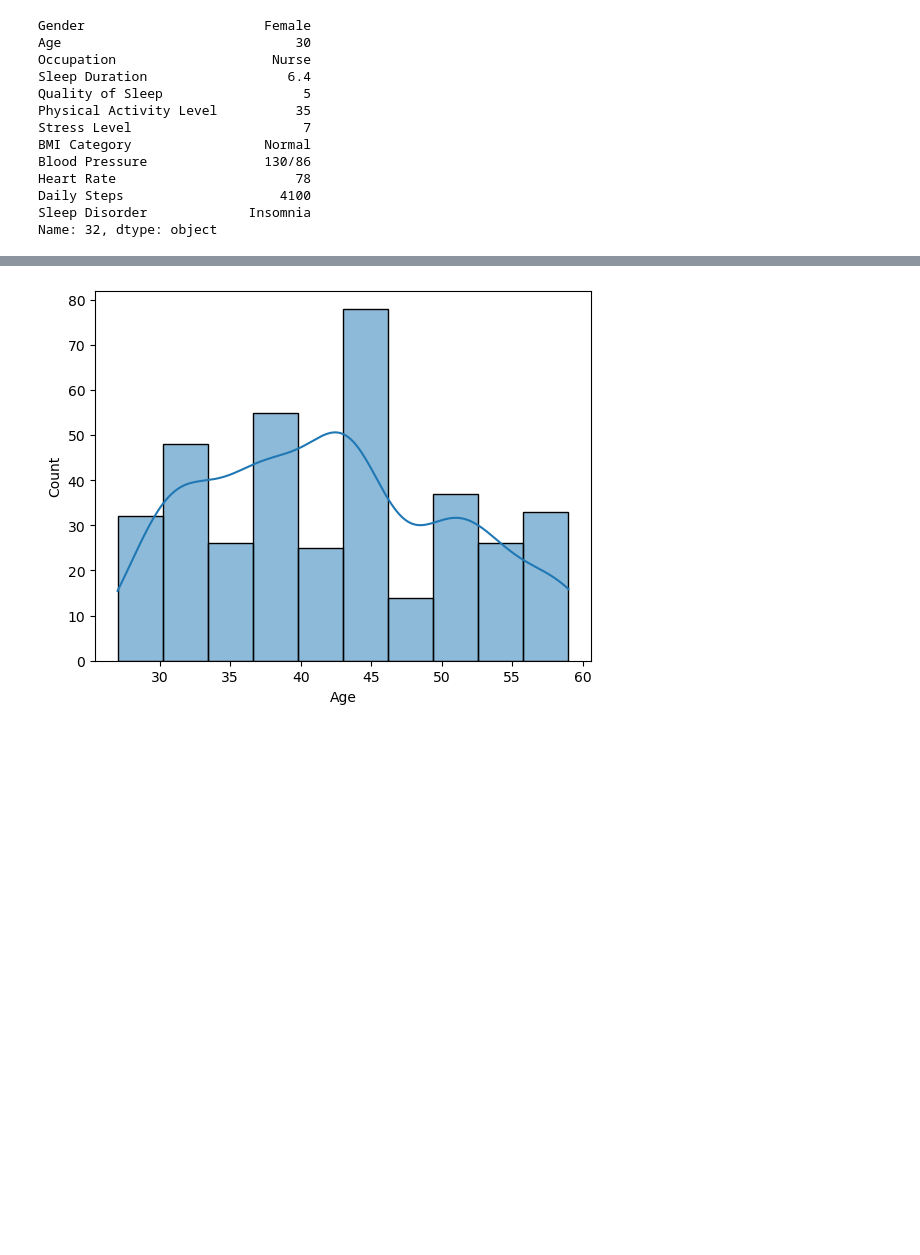
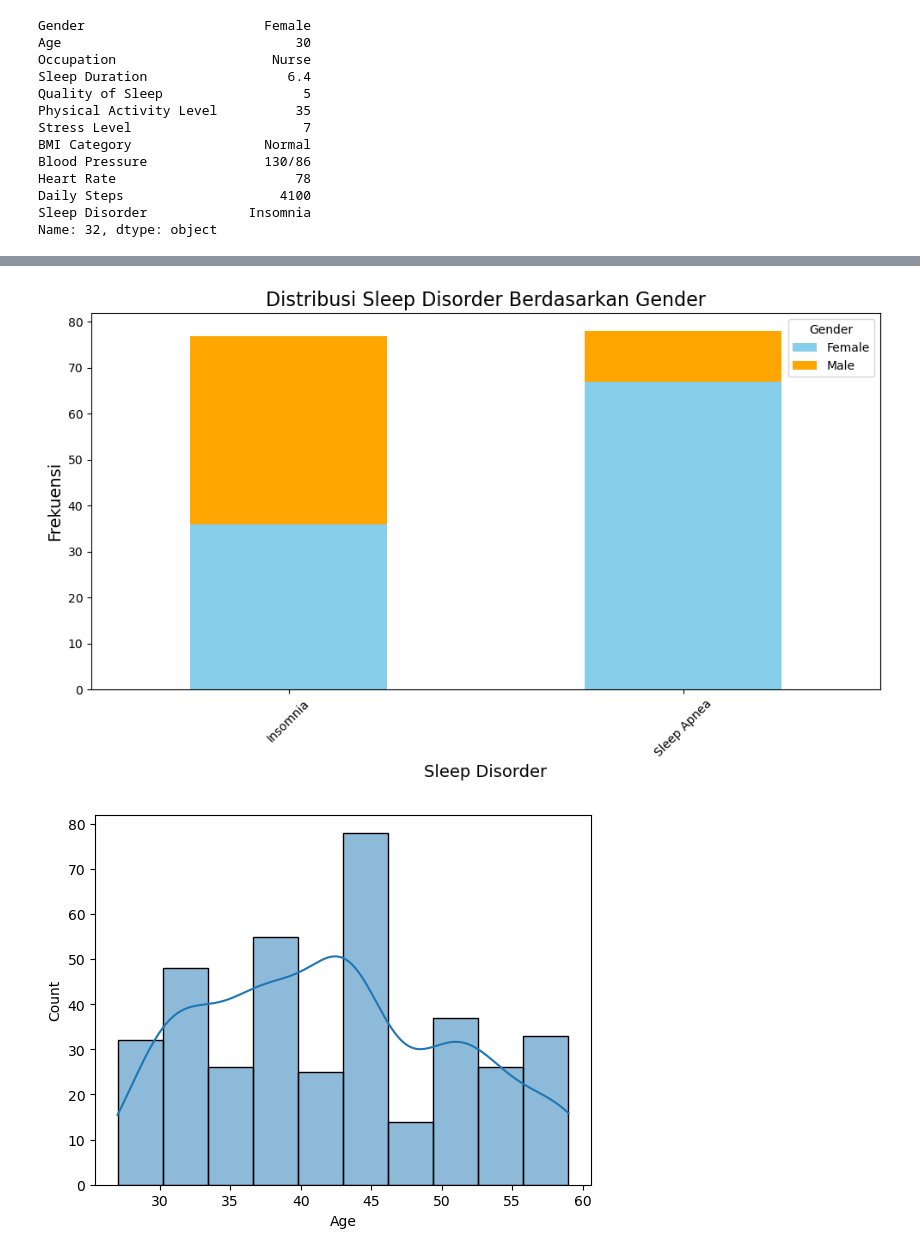
Before and after one commit to KALEOUUU/Junior-Data-Science-Competition, a Jupyter notebook: kerjain.ipynb, the cells around one changed output, grey strips where cells are left out. Drawn from its saved outputs; the diff is of its cells as text; code cells hidden in the pictures; blank space fills up the shorter version.

```diff
--- a/kerjain.ipynb
+++ b/kerjain.ipynb
@@ -137,3 +189,18 @@ dtype: int64
+# %%
+# stacked diagram to compare the perbandingan
+gender_sleep_disorder.plot(kind='bar', stacked=True, color=['skyblue', 'orange'], figsize=(10, 6))
+
+# add title, label to mark the data and set the font size
+plt.title('Distribusi Sleep Disorder Berdasarkan Gender', fontsize=16)
+plt.xlabel('Sleep Disorder', fontsize=14)
+plt.ylabel('Frekuensi', fontsize=14)
+plt.xticks(rotation=45)
+
+# show the diagram
+plt.tight_layout()
+plt.show()
+# %% [output]
+[figure, added]
 # %%
 import seaborn as sns
 import matplotlib.pyplot as plt
```
Also changed, not shown: parts of 14 cells of this notebook.
